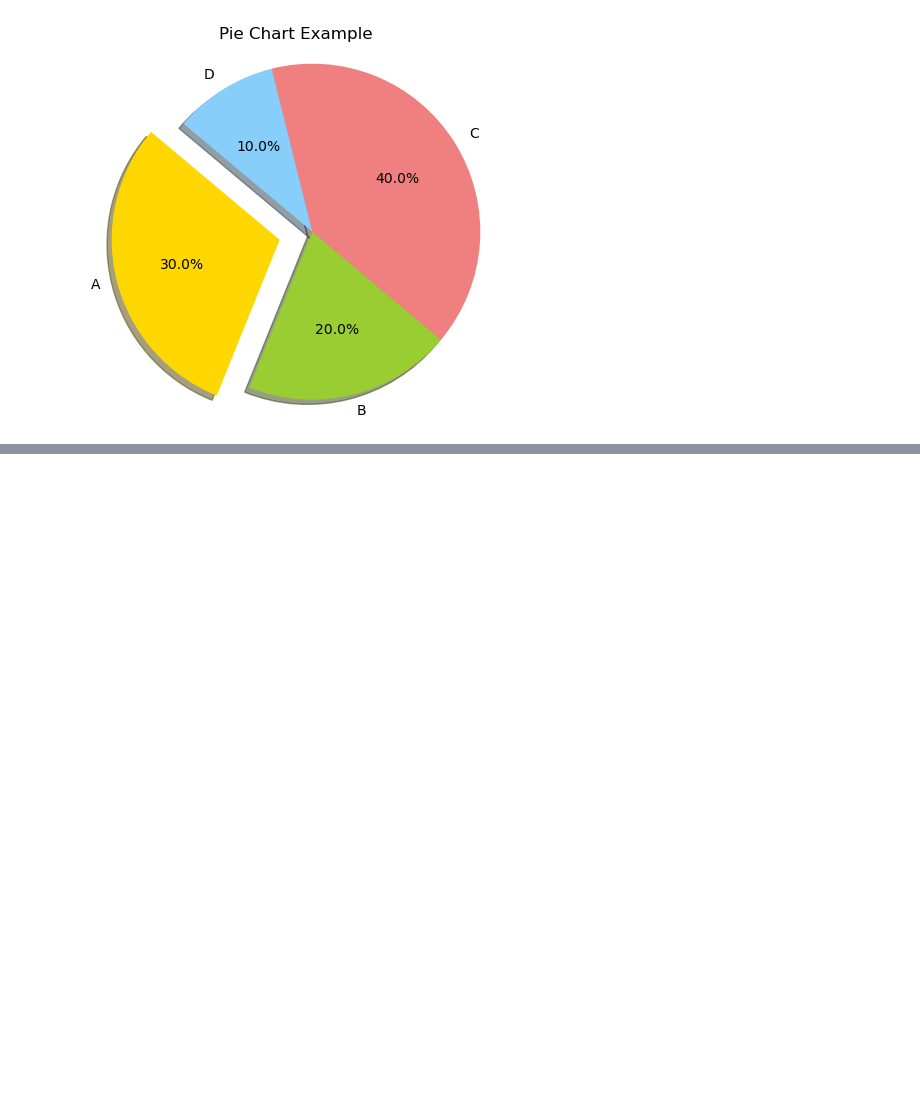
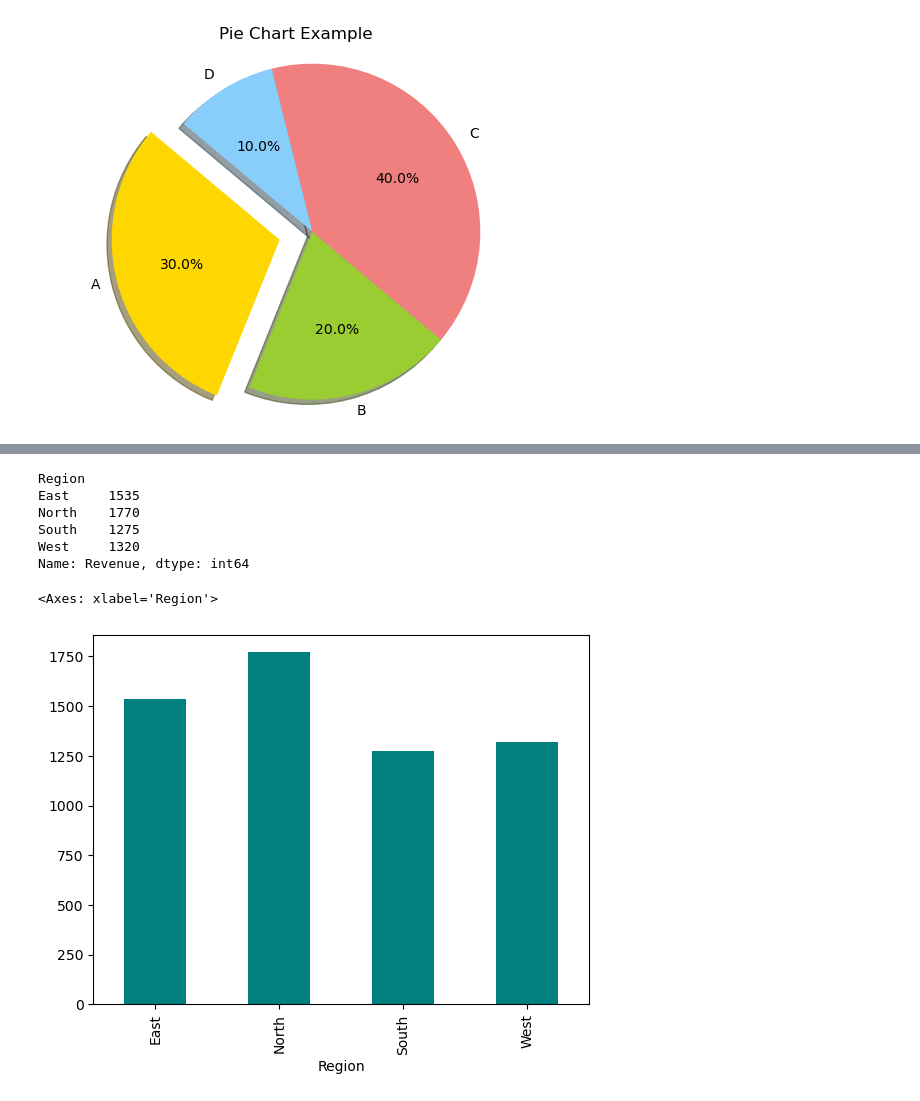
Before and after one commit to DeathGravity249/Hunter-99_python_basic_to_advance, a Jupyter notebook: 04_Data_Analysis_Python/1.5_Data_visualization_Matplotlib.ipynb, the cells around one changed output, grey strips where cells are left out. Drawn from its saved outputs; the diff is of its cells as text; code cells hidden in the pictures; blank space fills up the shorter version.

Commit message:
Adding data visualization folder

```diff
--- a/04_Data_Analysis_Python/1.5_Data_visualization_Matplotlib.ipynb
+++ b/04_Data_Analysis_Python/1.5_Data_visualization_Matplotlib.ipynb
@@ -258,0 +286,16 @@ sales_data =pd.read_csv("Sales_data.csv")
+# %%
+## plot total sales by products
+total_sales=sales_data.groupby("Region")['Revenue'].sum()
+print(total_sales)
+# %% [output]
+Region
+East     1535
+North    1770
+South    1275
+West     1320
+Name: Revenue, dtype: int64
+# %%
+total_sales.plot(kind="bar",color="teal")
+# %% [output]
+<Axes: xlabel='Region'>
+[figure, added]
```
Also changed, not shown: parts of 3 cells of this notebook.
